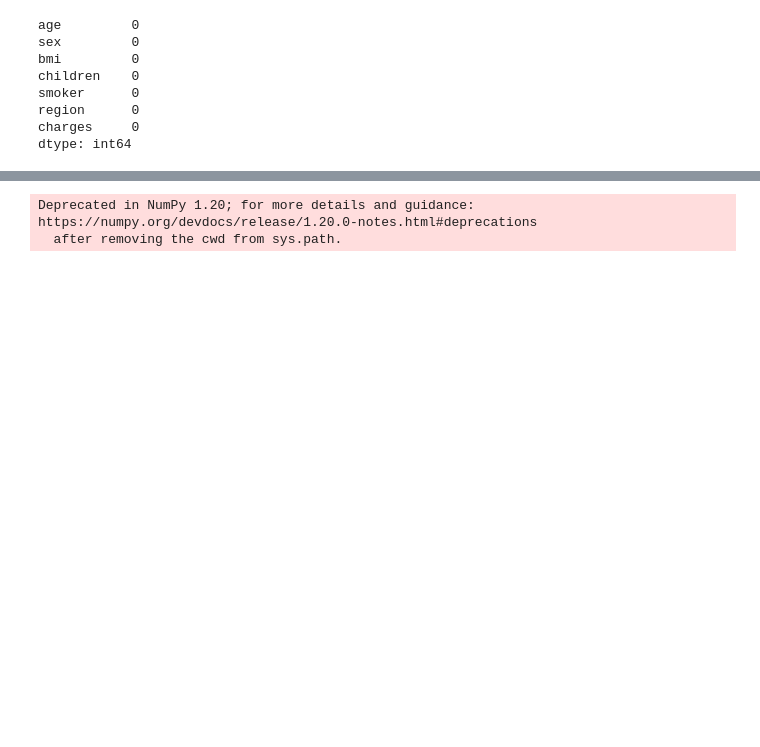
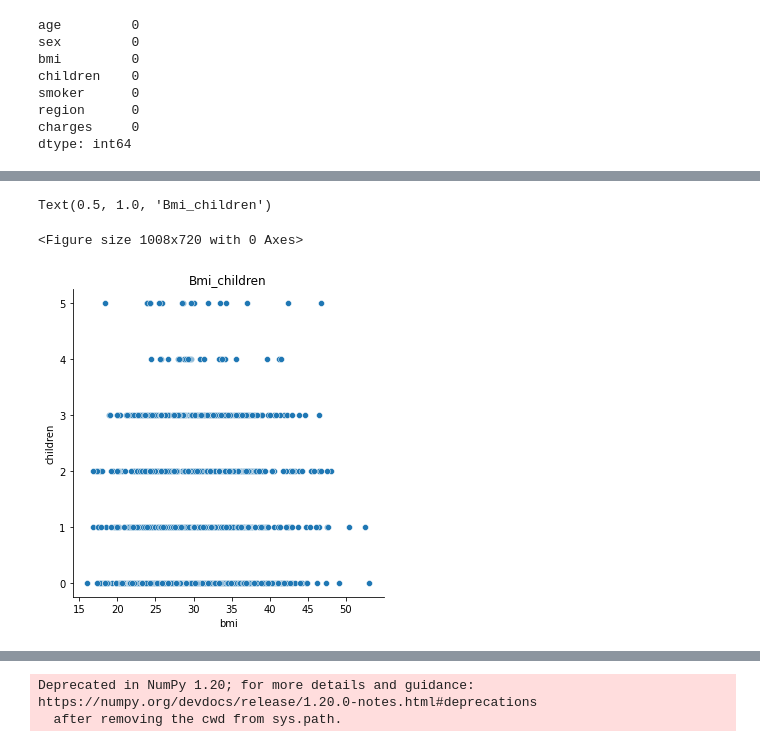
Before and after one commit to idrisskc/Insurance_charges_ML, a Jupyter notebook: Insurance_charges_models.ipynb, the cells around one changed output, grey strips where cells are left out. Cells and saved outputs as stored; diff of their text form; code cells hidden in the pictures; blank space fills up the shorter version.

```diff
--- a/Insurance_charges_models.ipynb
+++ b/Insurance_charges_models.ipynb
@@ -88,0 +89,8 @@ Text(0.5, 1.0, 'Region VS Charges')
+# %%
+plt.figure(figsize=(14,10))
+sns.relplot(x="bmi", y="children", data=data)
+plt.title("Bmi_children")
+# %% [output]
+Text(0.5, 1.0, 'Bmi_children')
+<Figure size 1008x720 with 0 Axes>
+[figure, added]
```
Also changed, not shown: parts of 6 cells of this notebook.
